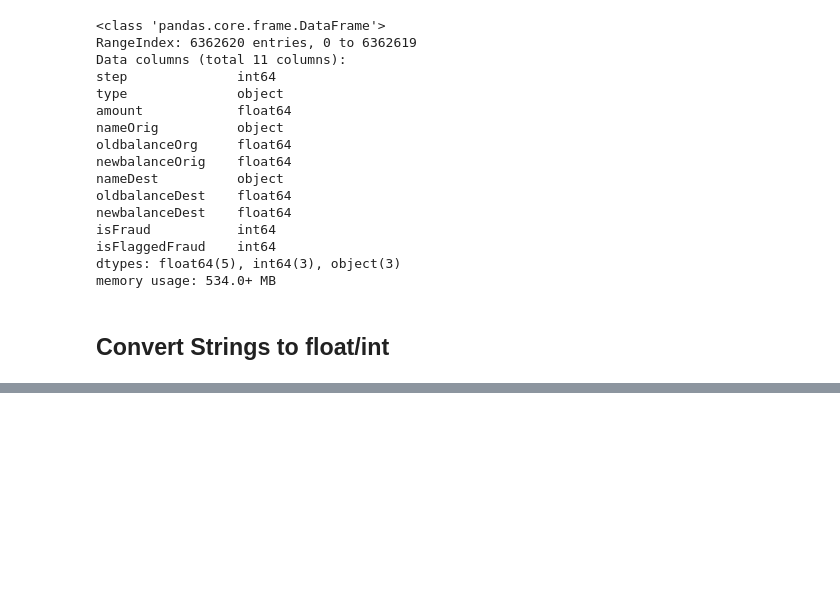
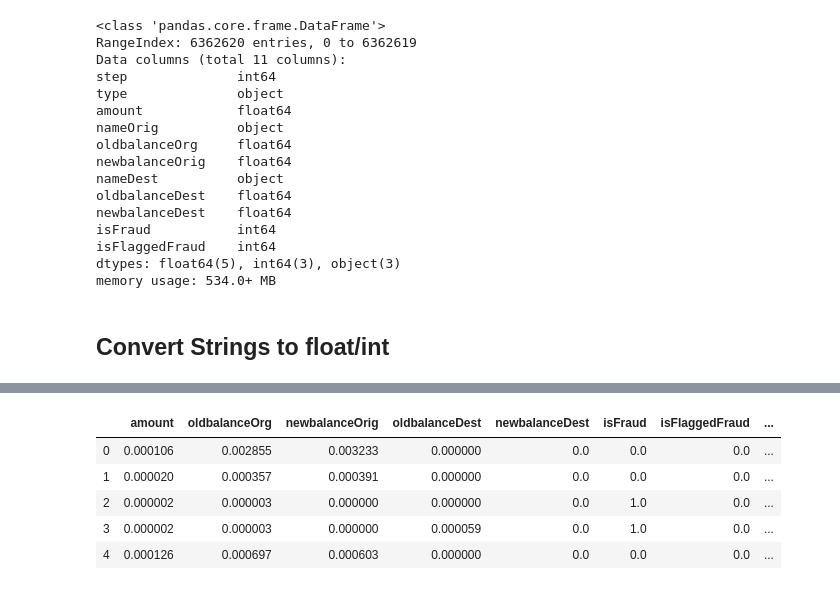
Before and after one commit to MtheEPIC/KaggleProj, a Jupyter notebook: CardTransaction.ipynb, the cells around one changed output, grey strips where cells are left out. Saved outputs shown, nothing was run; the diff lists cells and outputs as text; code cells hidden in the pictures; blank space fills up the shorter version.

```diff
--- a/CardTransaction.ipynb
+++ b/CardTransaction.ipynb
@@ -231,0 +182,13 @@ data.head()
+# %%
+def normalize(x):
+    data[x] = data[x]/data[x].max()
+
+[normalize(x) for x in data]
+data.head()
+# %% [output]
+|  | amount | oldbalanceOrg | newbalanceOrig | oldbalanceDest | newbalanceDest | isFraud | isFlaggedFraud | ... |
+| 0 | 0.000106 | 0.002855 | 0.003233 | 0.000000 | 0.0 | 0.0 | 0.0 | ... |
+| 1 | 0.000020 | 0.000357 | 0.000391 | 0.000000 | 0.0 | 0.0 | 0.0 | ... |
+| 2 | 0.000002 | 0.000003 | 0.000000 | 0.000000 | 0.0 | 1.0 | 0.0 | ... |
+| 3 | 0.000002 | 0.000003 | 0.000000 | 0.000059 | 0.0 | 1.0 | 0.0 | ... |
+| 4 | 0.000126 | 0.000697 | 0.000603 | 0.000000 | 0.0 | 0.0 | 0.0 | ... |
```
Also changed, not shown: parts of 32 cells of this notebook.
